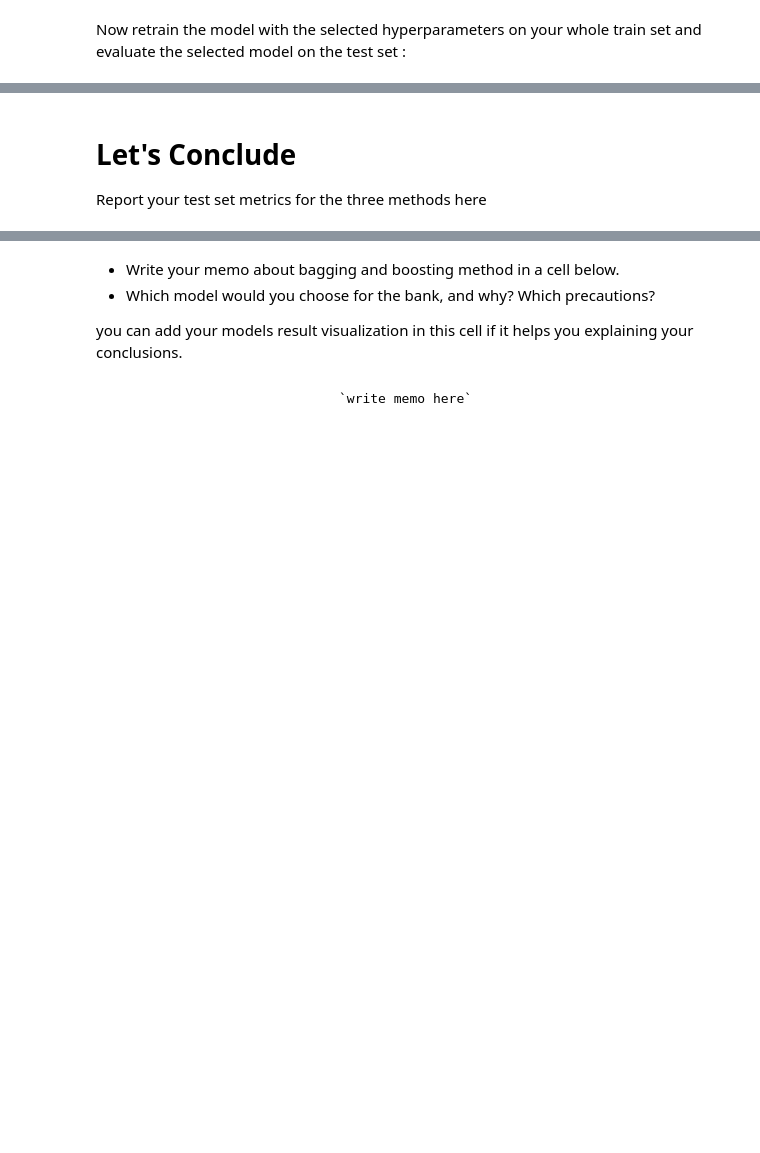
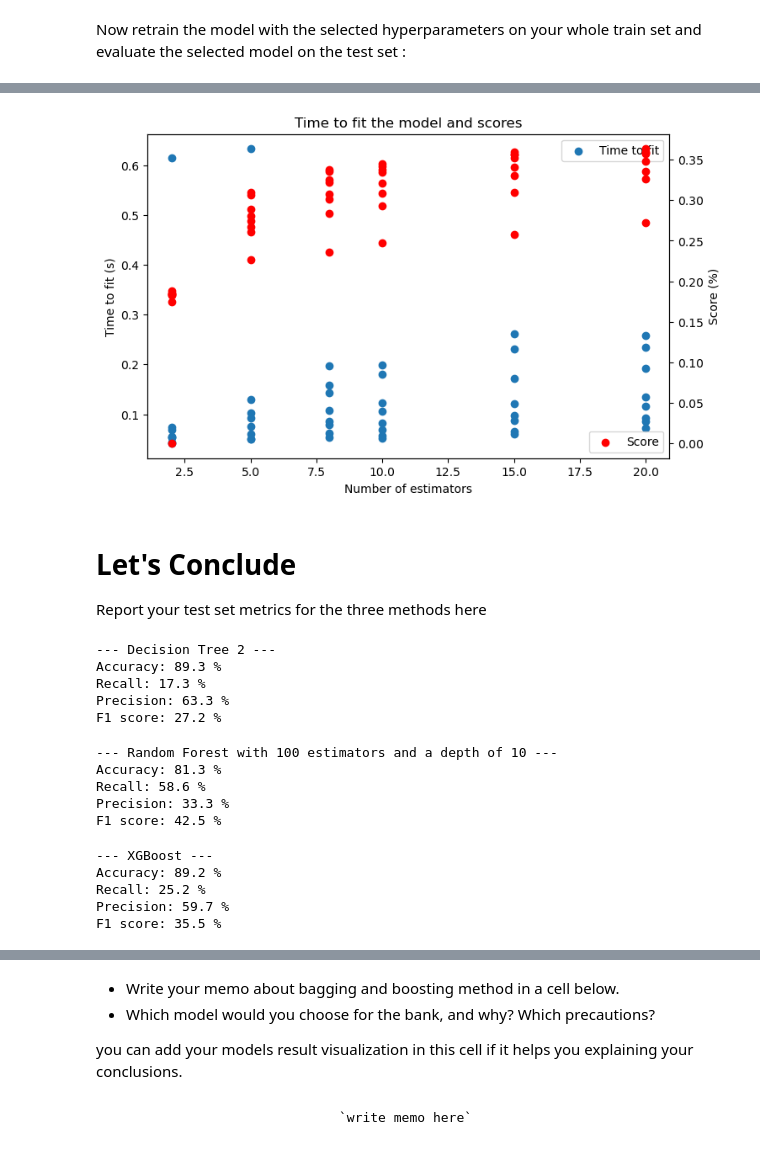
Before and after one commit to ThibaultLaunois/CampNum-12_ML2_Classification_and_Clustering, a Jupyter notebook: ML2.2_ensemble_methods_intro/notebooks/EnsembleLearning_v2.ipynb, the cells around one changed output, grey strips where cells are left out. Cells and saved outputs as stored; diff of their text form; code cells hidden in the pictures; blank space fills up the shorter version.

```diff
--- a/ML2.2_ensemble_methods_intro/notebooks/EnsembleLearning_v2.ipynb
+++ b/ML2.2_ensemble_methods_intro/notebooks/EnsembleLearning_v2.ipynb
@@ -877,6 +925,39 @@ Now retrain the model with the selected hyperparameters on your whole train set
+# %%
+fig,ax1=plt.subplots()
+ax1.scatter(
+    results['param_n_estimators'],
+    results['mean_fit_time'],
+    label='Time to fit'
+)
+ax1.set_ylabel("Time to fit (s)")
+
+ax2=ax1.twinx()
+ax2.scatter(
+    results['param_n_estimators'],
+    results['mean_test_score'],
+    label='Score',
+    c='r'
+)
+ax2.set_ylabel("Score (%)")
+rcParams['figure.figsize'] = 8,5
+
+ax1.set_title("Time to fit the model and scores")
+ax1.set_xlabel("Number of estimators")
+ax2.legend(loc="lower right")
+ax1.legend()
+plt.show()
+# %% [output]
+[figure, added]
 # %% [markdown]
 # Let's Conclude
 
 Report your test set metrics for the three methods here
 # %%
 # Decision Tree on test set
+print_scores("Decision Tree 2", y_test2, tree_model2.predict(X_test2))
+# %% [output]
+--- Decision Tree 2 ---
+Accuracy: 89.3 %
+Recall: 17.3 %
+Precision: 63.3 %
+F1 score: 27.2 %
@@ -885,3 +964,23 @@ Report your test set metrics for the three methods here
+# %%
+# Random forest on test set
+y_test_pred=grid_search.best_estimator_.predict(X_test)
+max_depth=grid_search.best_params_['model__max_depth']
+n_estimators=grid_search.best_params_['model__n_estimators']
+print_scores(f"Random Forest with {n_estimators} estimators and a depth of {max_depth}", y_test, y_test_pred, pos_label=1)
+# %% [output]
+--- Random Forest with 100 estimators and a depth of 10 ---
+Accuracy: 81.3 %
+Recall: 58.6 %
+Precision: 33.3 %
+F1 score: 42.5 %
 # %%
 # XGBoost on test set
+y_test_pred=xgboost.predict(X_test)
+print_scores("XGBoost",y_test, y_test_pred, pos_label=1)
+# %% [output]
+--- XGBoost ---
+Accuracy: 89.2 %
+Recall: 25.2 %
+Precision: 59.7 %
+F1 score: 35.5 %
 # %% [markdown]
```
Also changed, not shown: parts of 28 cells of this notebook.
